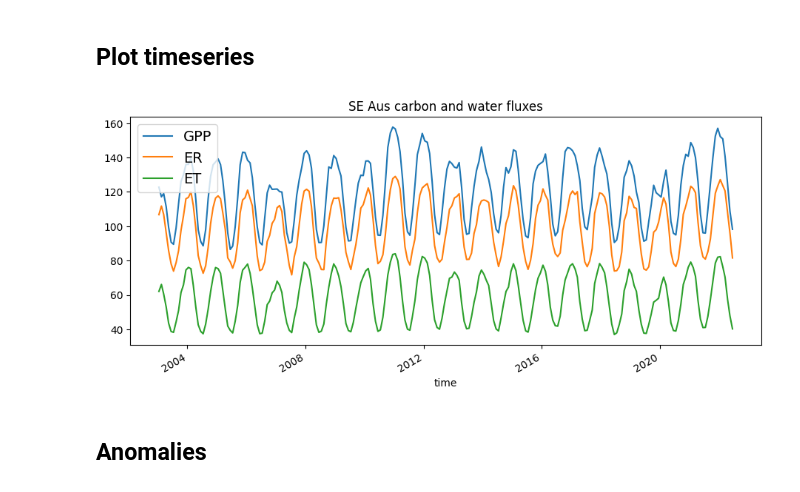
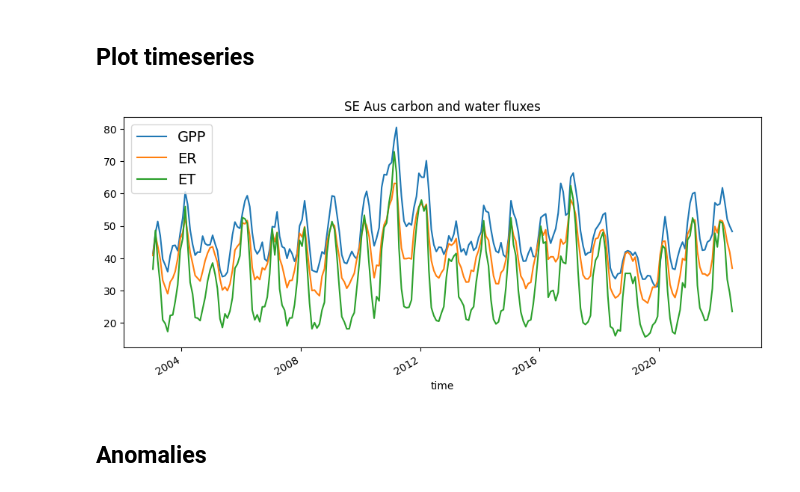
Before and after one commit to cbur24/climate-carbon-interactions, a Jupyter notebook: Explore_climate_extremes.ipynb, the cells around one changed output. Drawn from its saved outputs; the diff is of its cells as text; code cells hidden in the pictures.

```diff
--- a/Explore_climate_extremes.ipynb
+++ b/Explore_climate_extremes.ipynb
@@ -34,7 +39,7 @@ gpp_path = '/g/data/os22/chad_tmp/NEE_modelling/results/predictions/AusEFlux_GPP
 nee_path = '/g/data/os22/chad_tmp/NEE_modelling/results/predictions/AusEFlux_NEE_2003_2022_5km_quantiles_v1.1.nc'
 et_path = '/g/data/os22/chad_tmp/NEE_modelling/results/predictions/AusEFlux_ET_2003_2022_5km_quantiles_v1.1.nc'
 
-
+chunks=None#dict(latitude=250, longitude=250, time=1)
 
 #SE AUS
 # lat_bounds = slice(355, 590)
@@ -48,10 +53,10 @@ lon_bounds = slice(0,840)
 
 And clip to lat/lon bounds (examing just SE aus for now)
 # %%
-er = assign_crs(xr.open_dataset(er_path)['ER_median'].isel(latitude=lat_bounds, longitude=lon_bounds), crs='EPSG:4326')
-gpp = assign_crs(xr.open_dataset(gpp_path)['GPP_median'].isel(latitude=lat_bounds, longitude=lon_bounds),  crs='EPSG:4326')
-nee = assign_crs(xr.open_dataset(nee_path)['NEE_median'].isel(latitude=lat_bounds, longitude=lon_bounds),  crs='EPSG:4326')
-et = assign_crs(xr.open_dataset(et_path)['ET_median'].isel(latitude=lat_bounds, longitude=lon_bounds),  crs='EPSG:4326')
+er = assign_crs(xr.open_dataset(er_path, chunks=chunks)['ER_median'].isel(latitude=lat_bounds, longitude=lon_bounds), crs='EPSG:4326')
+gpp = assign_crs(xr.open_dataset(gpp_path, chunks=chunks)['GPP_median'].isel(latitude=lat_bounds, longitude=lon_bounds),  crs='EPSG:4326')
+nee = assign_crs(xr.open_dataset(nee_path, chunks=chunks)['NEE_median'].isel(latitude=lat_bounds, longitude=lon_bounds),  crs='EPSG:4326')
+et = assign_crs(xr.open_dataset(et_path, chunks=chunks)['ET_median'].isel(latitude=lat_bounds, longitude=lon_bounds),  crs='EPSG:4326')
 
 er =  round_coords(er)
 gpp =  round_coords(gpp)
@@ -82,8 +84,8 @@ mask.plot();
 # %%
-er = er.where(mask)
-gpp = gpp.where(mask)
-nee = nee.where(mask)
-et = et.where(mask)
+# er = er.where(mask)
+# gpp = gpp.where(mask)
+# nee = nee.where(mask)
+# et = et.where(mask)
 # %% [markdown]
 ## Plot extent on interactive map
 # %%
@@ -108,16 +110,16 @@ et = et.where(mask)
 ## Plot timeseries
 # %%
 fig,ax = plt.subplots(1,1, figsize=(11,4))
-gpp.mean(['latitude','longitude']).plot(ax=ax, label='GPP')
-er.mean(['latitude','longitude']).plot(ax=ax, label='ER')
+gpp.mean(['latitude','longitude']).compute().plot(ax=ax, label='GPP')
+er.mean(['latitude','longitude']).compute().plot(ax=ax, label='ER')
 # nee.mean(['latitude','longitude']).plot(ax=ax, label='NEE')
-et.mean(['latitude','longitude']).plot(ax=ax, label='ET')
+et.mean(['latitude','longitude']).compute().plot(ax=ax, label='ET')
 
 ax.legend(loc='best', fontsize=14)
 ax.set_ylabel('', fontsize=14)
 ax.set_title('SE Aus carbon and water fluxes');
 # %% [output]
-[figure, old version]
+[figure, new version]
 # %% [markdown]
 ## Anomalies
 # %%
```
Also changed, not shown: parts of 19 cells of this notebook, 2 other files.
